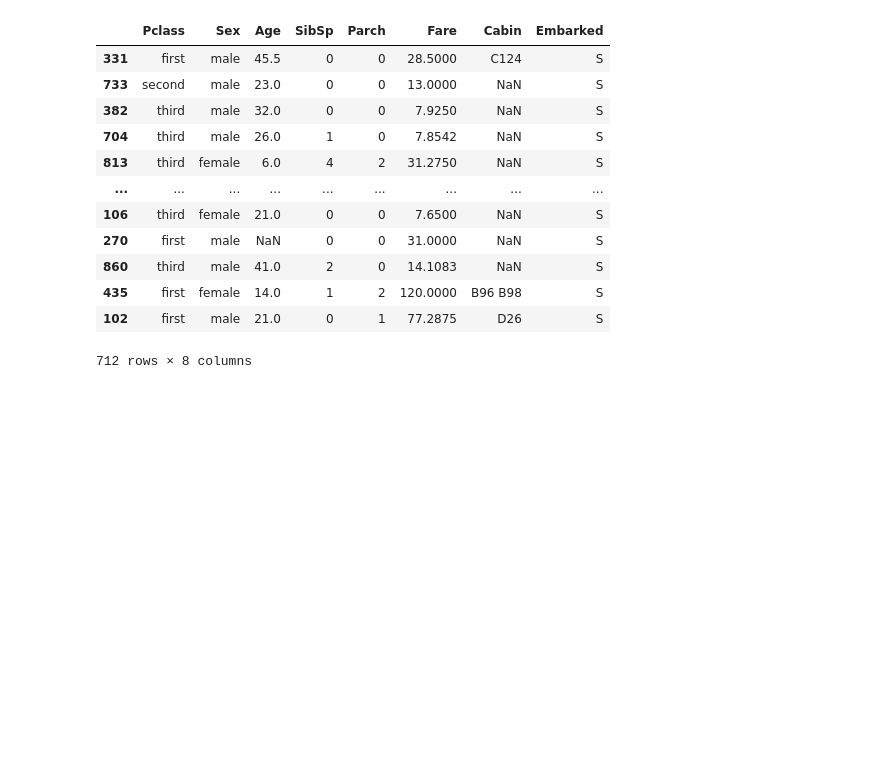
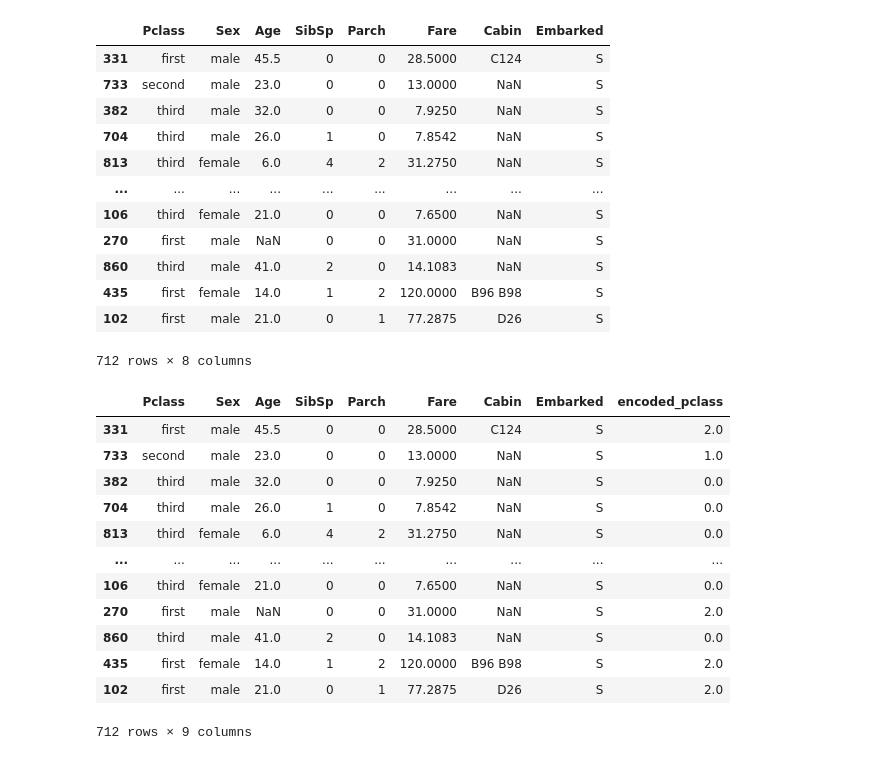
Before and after one commit to msanimfarhan/AI-ML-Practice-Modules-, a Jupyter notebook: Encoding.ipynb, the cells around one changed output. Cells and saved outputs as stored; diff of their text form; code cells hidden in the pictures; blank space fills up the shorter version.

```diff
--- a/Encoding.ipynb
+++ b/Encoding.ipynb
@@ -90,3 +90,31 @@ X_train
 | 435 | first | female | 14.0 | 1 | 2 | 120.0000 | B96 B98 | S |
 | 102 | first | male | 21.0 | 0 | 1 | 77.2875 | D26 | S |
 712 rows × 8 columns
+# %%
+from sklearn.preprocessing import OrdinalEncoder
+
+pclass_encoder = OrdinalEncoder(categories=[['third','second','first']])
+
+pclass_encoder.fit(X_train[['Pclass']])
+
+#transform
+
+X_train['encoded_pclass']= pclass_encoder.transform(X_train[['Pclass']]).ravel()
+X_test['encoded_pclass']= pclass_encoder.transform(X_test[['Pclass']]).ravel()
+
+
+X_train
+# %% [output]
+|  | Pclass | Sex | Age | SibSp | Parch | Fare | Cabin | Embarked | encoded_pclass |
+| 331 | first | male | 45.5 | 0 | 0 | 28.5000 | C124 | S | 2.0 |
+| 733 | second | male | 23.0 | 0 | 0 | 13.0000 | NaN | S | 1.0 |
+| 382 | third | male | 32.0 | 0 | 0 | 7.9250 | NaN | S | 0.0 |
+| 704 | third | male | 26.0 | 1 | 0 | 7.8542 | NaN | S | 0.0 |
+| 813 | third | female | 6.0 | 4 | 2 | 31.2750 | NaN | S | 0.0 |
+| ... | ... | ... | ... | ... | ... | ... | ... | ... | ... |
+| 106 | third | female | 21.0 | 0 | 0 | 7.6500 | NaN | S | 0.0 |
+| 270 | first | male | NaN | 0 | 0 | 31.0000 | NaN | S | 2.0 |
+| 860 | third | male | 41.0 | 2 | 0 | 14.1083 | NaN | S | 0.0 |
+| 435 | first | female | 14.0 | 1 | 2 | 120.0000 | B96 B98 | S | 2.0 |
+| 102 | first | male | 21.0 | 0 | 1 | 77.2875 | D26 | S | 2.0 |
+712 rows × 9 columns
```
Also changed, not shown: parts of 6 cells of this notebook.
